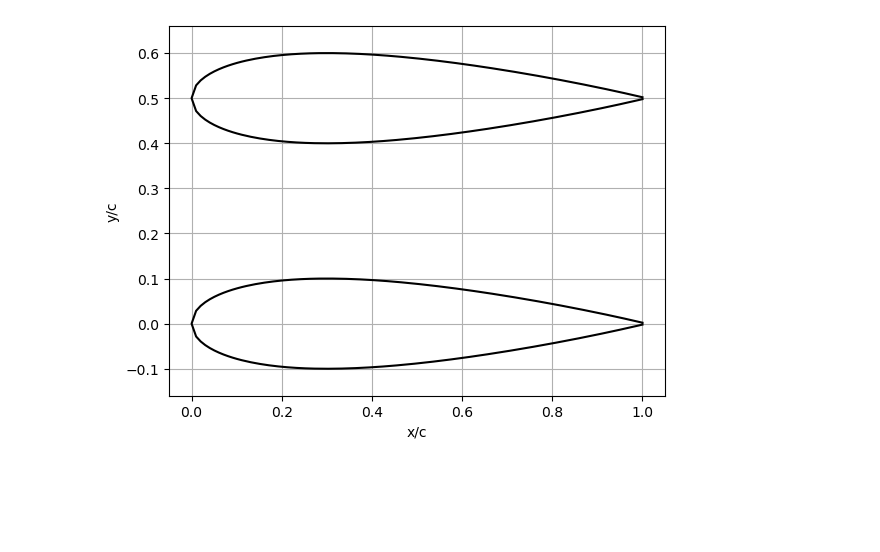
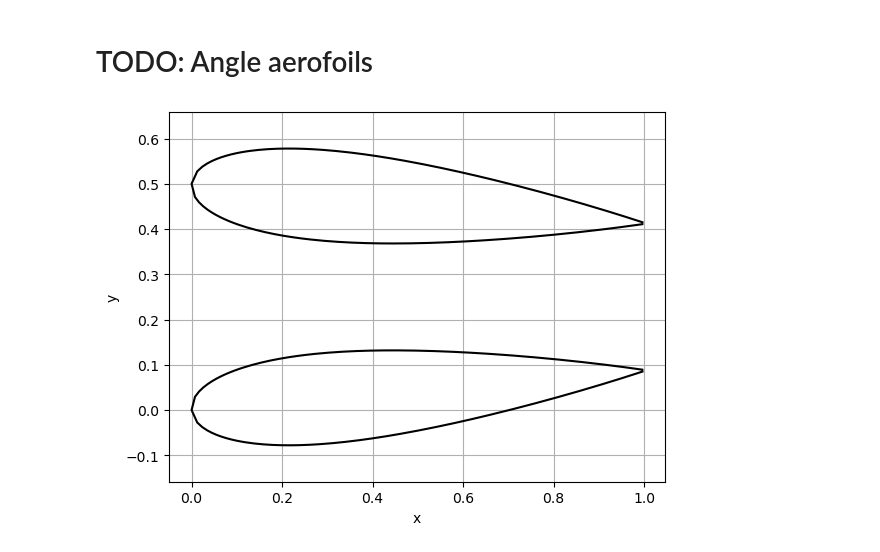
Before and after one commit to pilipb/DP5-code, a Jupyter notebook: testing_foil.ipynb, the cells around one changed output. Saved outputs shown, nothing was run; the diff lists cells and outputs as text; code cells hidden in the pictures; blank space fills up the shorter version.

```diff
--- a/testing_foil.ipynb
+++ b/testing_foil.ipynb
@@ -1,26 +1,33 @@
+# %% [markdown]
+# TODO: Angle aerofoils
 # %%
 from aerofoil import *
 from matplotlib import pyplot as plt
 
 turbine_width = 0.5
 foil_width = 0.2
+alphas = [5,-5]
 
 # Create a NACA 0012 aerofoil
-x,y = foil(foil_width)
+x,y = naca_foil(foil_width, alpha=alphas[0])
 
 # create a second aerofoil
-x2,y2 = foil(foil_width)
+x2,y2 = naca_foil(foil_width, alpha=alphas[1])
 y2 = y2 + turbine_width
+
+# x,y = naca_one_side(foil_width,side='left', alpha=alphas[0])
+# x2,y2 = naca_one_side(foil_width,side='right', alpha = alphas[1])
+# y2 = y2 + turbine_width
 
 # Plot the aerofoil
 plt.plot(x,y,'k-')
 plt.plot(x2,y2,'k-')
 plt.axis('equal')
-plt.xlabel('x/c')
-plt.ylabel('y/c')
+plt.xlabel('x')
+plt.ylabel('y')
 plt.grid()
 # %% [output]
-[figure, old version]
+[figure, new version]
 # %%
 import numpy as np
 
```
Also changed, not shown: parts of 3 cells of this notebook.
